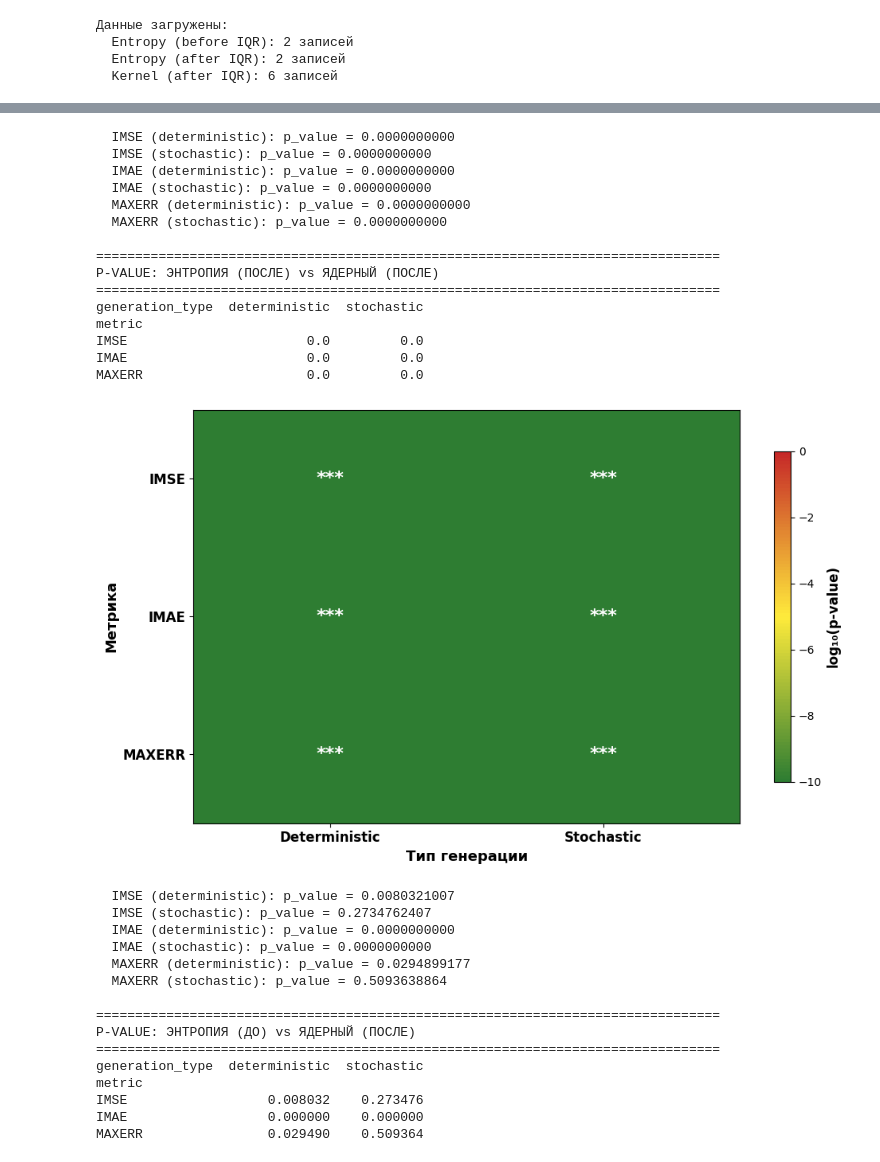
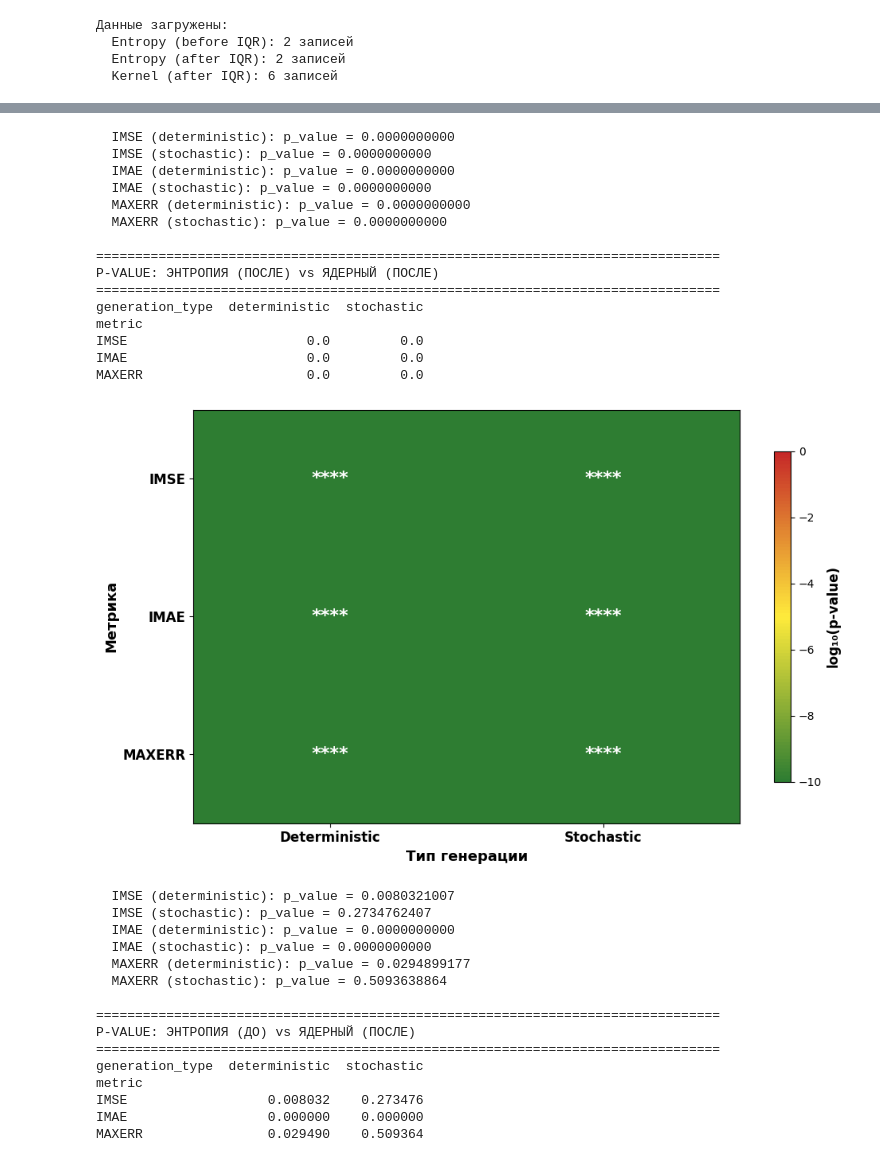
Before and after one commit to AnfimovAleksandr/mag_diploma, a Jupyter notebook: Сравнение/Смесевые данные/Сравнение.ipynb, the cells around one changed output, grey strips where cells are left out. Cells and saved outputs as stored; diff of their text form; code cells hidden in the pictures.

```diff
--- a/Сравнение/Смесевые данные/Сравнение.ipynb
+++ b/Сравнение/Смесевые данные/Сравнение.ipynb
@@ -180,16 +180,16 @@ def plot_pvalue_heatmap_entropy_vs_kernel():
         for j in range(len(heatmap_data.columns)):
             val = heatmap_data.values[i, j]
 
-            if pd.isna(val) or val < 1e-10:
+            if val < 0.001 / 3:
+                text = '****'
+                color = 'white'
+            elif val < 0.01 / 3:
                 text = '***'
                 color = 'white'
-            elif val < 0.001:
-                text = '***'
-                color = 'white'
-            elif val < 0.01:
+            elif val < 0.05 / 3:
                 text = '**'
                 color = 'white'
-            elif val < 0.05:
+            elif val < 0.1 / 3:
                 text = '*'
                 color = 'white'
             else:
@@ -276,16 +276,16 @@ def plot_pvalue_heatmap_entropy_before_vs_kernel_after():
         for j in range(len(heatmap_data.columns)):
             val = heatmap_data.values[i, j]
 
-            if pd.isna(val) or val < 1e-10:
+            if val < 0.001 / 3:
+                text = '****'
+                color = 'white'
+            elif val < 0.01 / 3:
                 text = '***'
                 color = 'white'
-            elif val < 0.001:
-                text = '***'
-                color = 'white'
-            elif val < 0.01:
+            elif val < 0.05 / 3:
                 text = '**'
                 color = 'white'
-            elif val < 0.05:
+            elif val < 0.1 / 3:
                 text = '*'
                 color = 'white'
             else:
@@ -400,34 +400,34 @@ def plot_advantage_heatmap():
 
     cbar = plt.colorbar(im, ax=ax, shrink=0.8)
     cbar.set_label('Улучшение, %', fontsize=12, fontweight='bold')
 
     plt.tight_layout()
     plt.savefig('advantage_heatmap_entropy_vs_kernel.png', dpi=300, bbox_inches='tight')
     plt.show()
 
 plot_advantage_heatmap()
 # %% [output]
 Данные загружены:
   Entropy (before IQR): 2 записей
   Entropy (after IQR): 2 записей
   Kernel (after IQR): 6 записей
 [figure]
   IMSE (deterministic): p_value = 0.0000000000
   IMSE (stochastic): p_value = 0.0000000000
   IMAE (deterministic): p_value = 0.0000000000
   IMAE (stochastic): p_value = 0.0000000000
   MAXERR (deterministic): p_value = 0.0000000000
   MAXERR (stochastic): p_value = 0.0000000000
 
 ================================================================================
 P-VALUE: ЭНТРОПИЯ (ПОСЛЕ) vs ЯДЕРНЫЙ (ПОСЛЕ)
 ================================================================================
 generation_type  deterministic  stochastic
 metric
 IMSE                       0.0         0.0
 IMAE                       0.0         0.0
 MAXERR                     0.0         0.0
-[figure, old version]
+[figure, new version]
   IMSE (deterministic): p_value = 0.0080321007
   IMSE (stochastic): p_value = 0.2734762407
   IMAE (deterministic): p_value = 0.0000000000
```
Also changed, not shown: 18 other files.
